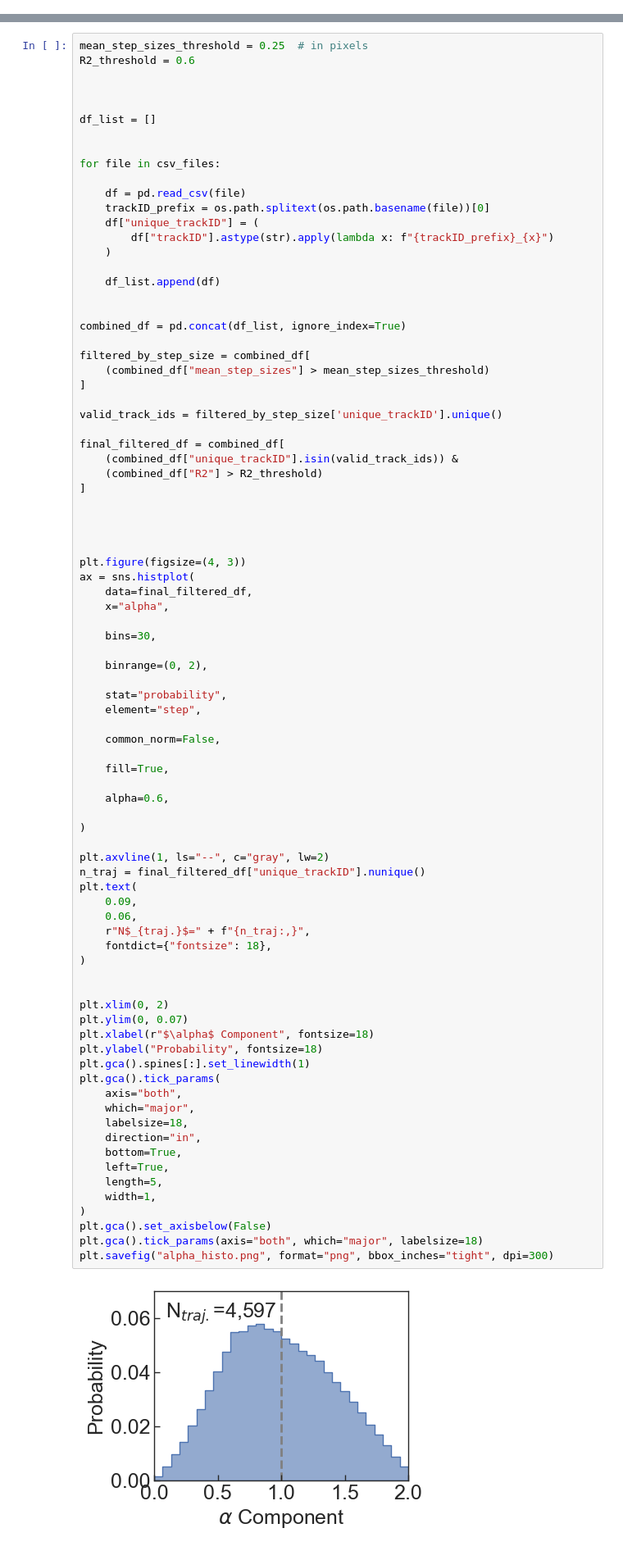
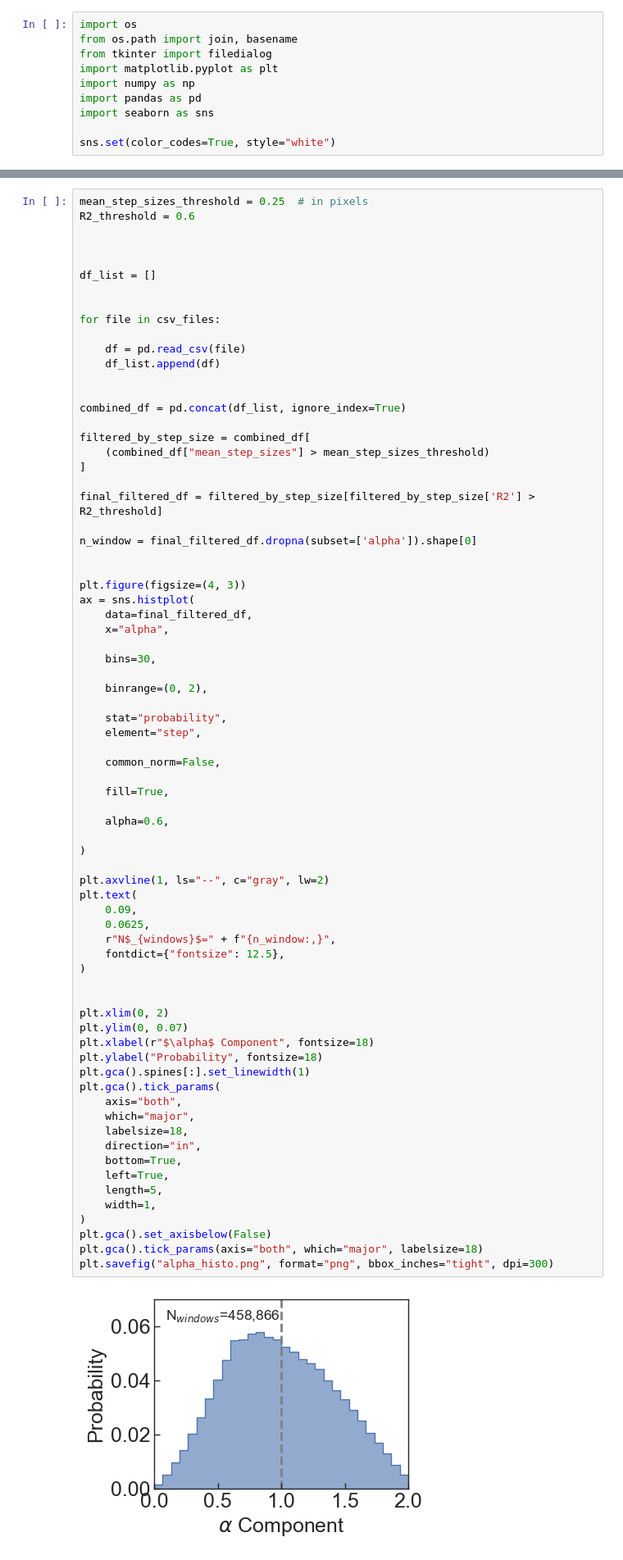
Before and after one commit to walterlab-um/Hyperosmotic_Confinement-Jump, a Jupyter notebook: plots/Running window_alpha component_plot.ipynb, the cells around one changed output, grey strips where cells are left out. Shown at 82% size. Saved outputs shown, nothing was run; the diff lists cells and outputs as text.

```diff
--- a/plots/Running window_alpha component_plot.ipynb
+++ b/plots/Running window_alpha component_plot.ipynb
@@ -100,0 +96,10 @@ from tkinter import filedialog
+# %%
+import os
+from os.path import join, basename
+from tkinter import filedialog
+import matplotlib.pyplot as plt
+import numpy as np
+import pandas as pd
+import seaborn as sns
+
+sns.set(color_codes=True, style="white")
@@ -185,11 +211,6 @@ df_list = []
 for file in csv_files:
 
     df = pd.read_csv(file)
-    trackID_prefix = os.path.splitext(os.path.basename(file))[0]
-    df["unique_trackID"] = (
-        df["trackID"].astype(str).apply(lambda x: f"{trackID_prefix}_{x}")
-    )
-
     df_list.append(df)
 
 
@@ -199,14 +220,9 @@ filtered_by_step_size = combined_df[
     (combined_df["mean_step_sizes"] > mean_step_sizes_threshold)
 ]
 
-valid_track_ids = filtered_by_step_size['unique_trackID'].unique()
+final_filtered_df = filtered_by_step_size[filtered_by_step_size['R2'] > R2_threshold]
 
-final_filtered_df = combined_df[
-    (combined_df["unique_trackID"].isin(valid_track_ids)) &
-    (combined_df["R2"] > R2_threshold)
-]
-
-
+n_window = final_filtered_df.dropna(subset=['alpha']).shape[0]
 
 
 plt.figure(figsize=(4, 3))
@@ -227,35 +243,34 @@ ax = sns.histplot(
 
     alpha=0.6,
 
 )
 
 plt.axvline(1, ls="--", c="gray", lw=2)
-n_traj = final_filtered_df["unique_trackID"].nunique()
 plt.text(
     0.09,
-    0.06,
-    r"N$_{traj.}$=" + f"{n_traj:,}",
-    fontdict={"fontsize": 18},
+    0.0625,
+    r"N$_{windows}$=" + f"{n_window:,}",
+    fontdict={"fontsize": 12.5},
 )
 
 
 plt.xlim(0, 2)
 plt.ylim(0, 0.07)
 plt.xlabel(r"$\alpha$ Component", fontsize=18)
 plt.ylabel("Probability", fontsize=18)
 plt.gca().spines[:].set_linewidth(1)
 plt.gca().tick_params(
     axis="both",
     which="major",
     labelsize=18,
     direction="in",
     bottom=True,
     left=True,
     length=5,
     width=1,
 )
 plt.gca().set_axisbelow(False)
 plt.gca().tick_params(axis="both", which="major", labelsize=18)
 plt.savefig("alpha_histo.png", format="png", bbox_inches="tight", dpi=300)
 # %% [output]
-[figure, old version]
+[figure, new version]
```
Also changed, not shown: parts of 10 cells of this notebook.
